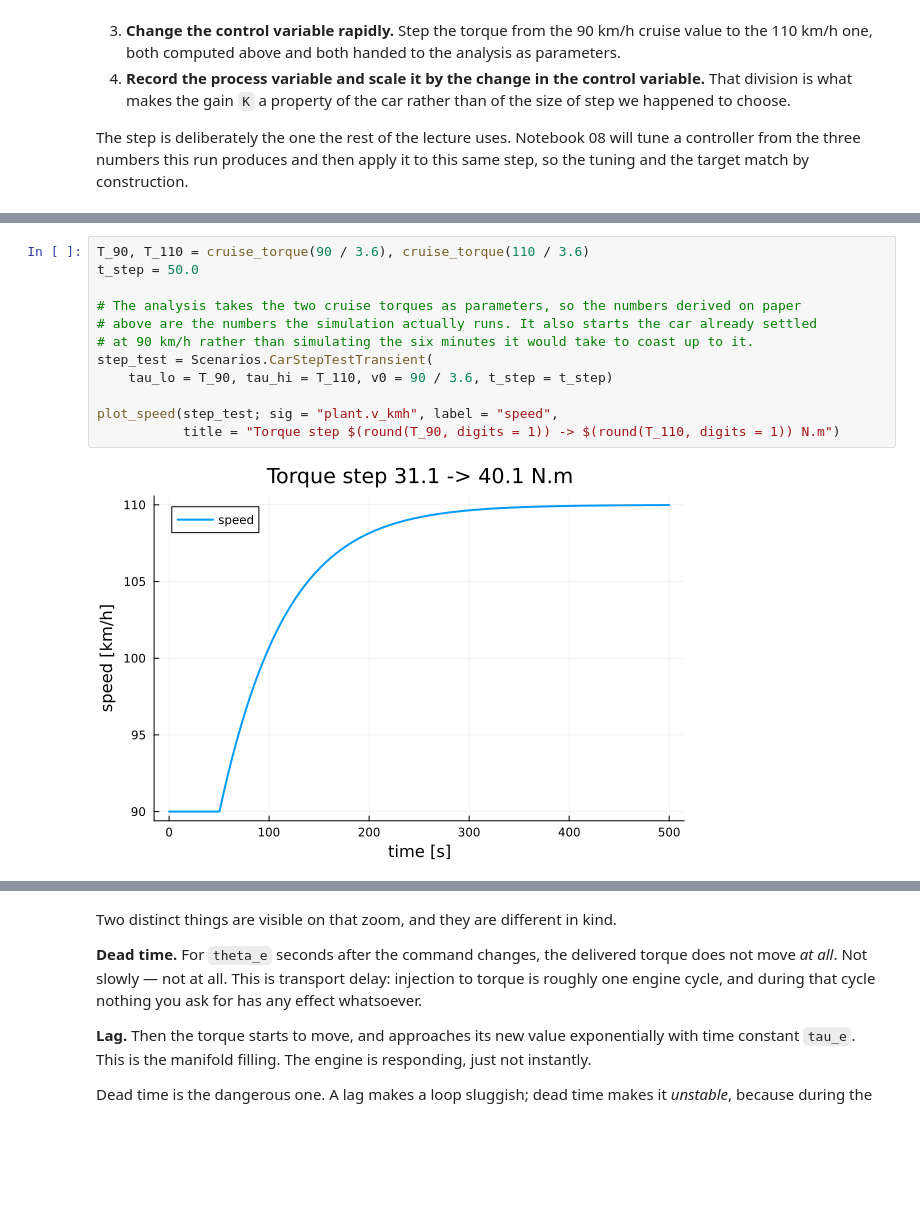
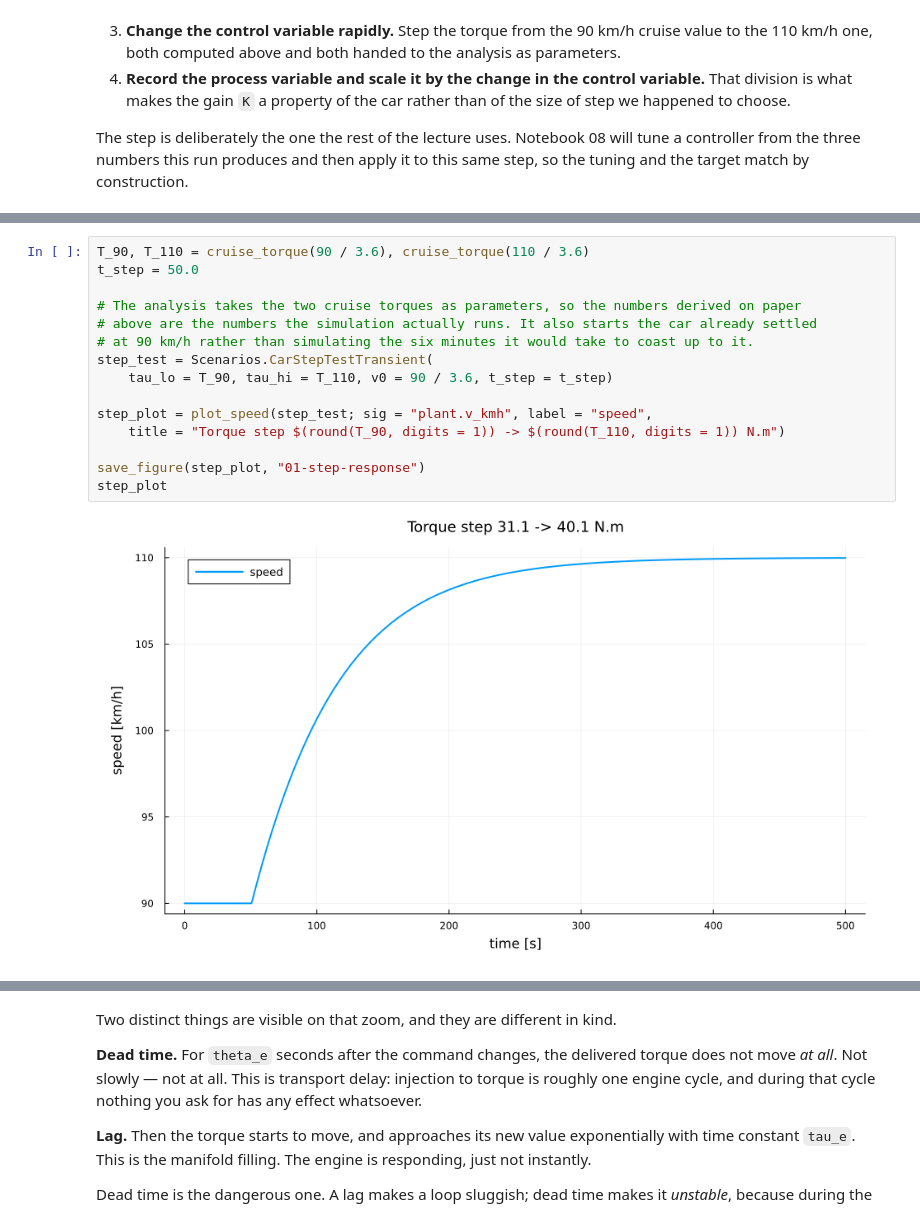
Before and after one commit to dr14-make/16ESPD, a Jupyter notebook: notebooks/lecture01/01-the-car.ipynb, the cells around one changed output, grey strips where cells are left out. Saved outputs shown, nothing was run; the diff lists cells and outputs as text; blank space fills up the shorter version.

```diff
--- a/notebooks/lecture01/01-the-car.ipynb
+++ b/notebooks/lecture01/01-the-car.ipynb
@@ -258,17 +293,20 @@ tuning and the target match by construction.
 # %%
 T_90, T_110 = cruise_torque(90 / 3.6), cruise_torque(110 / 3.6)
 t_step = 50.0
 
 # The analysis takes the two cruise torques as parameters, so the numbers derived on paper
 # above are the numbers the simulation actually runs. It also starts the car already settled
 # at 90 km/h rather than simulating the six minutes it would take to coast up to it.
 step_test = Scenarios.CarStepTestTransient(
     tau_lo = T_90, tau_hi = T_110, v0 = 90 / 3.6, t_step = t_step)
 
-plot_speed(step_test; sig = "plant.v_kmh", label = "speed",
-           title = "Torque step $(round(T_90, digits = 1)) -> $(round(T_110, digits = 1)) N.m")
+step_plot = plot_speed(step_test; sig = "plant.v_kmh", label = "speed",
+    title = "Torque step $(round(T_90, digits = 1)) -> $(round(T_110, digits = 1)) N.m")
+
+save_figure(step_plot, "01-step-response")
+step_plot
 # %% [output]
-[figure, old version]
+[figure, new version]
 # %%
 # Commanded against delivered torque, zoomed onto the step itself. On the full 500 s axis
 # engine's lags are a single vertical line; they are the point of this plot, so the window is
```
Also changed, not shown: parts of 5 cells of this notebook, 1 other file.
